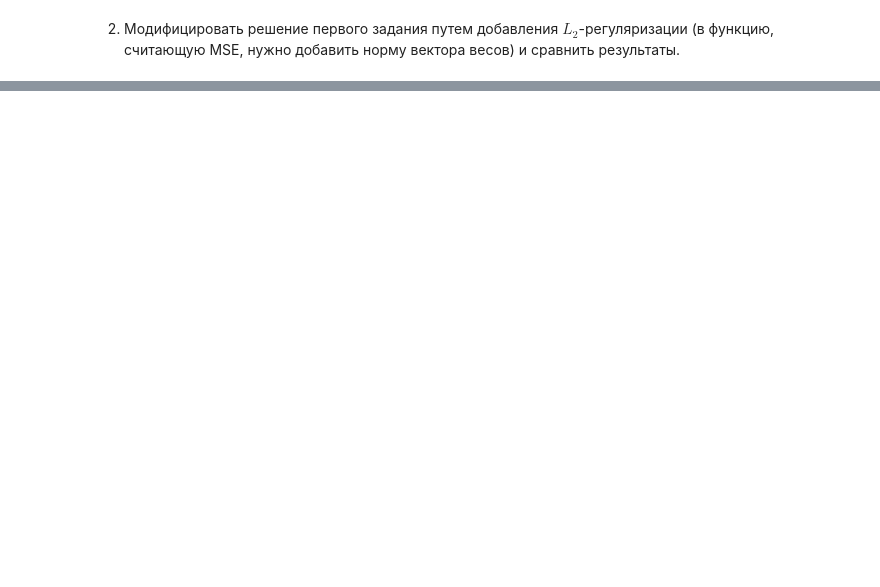
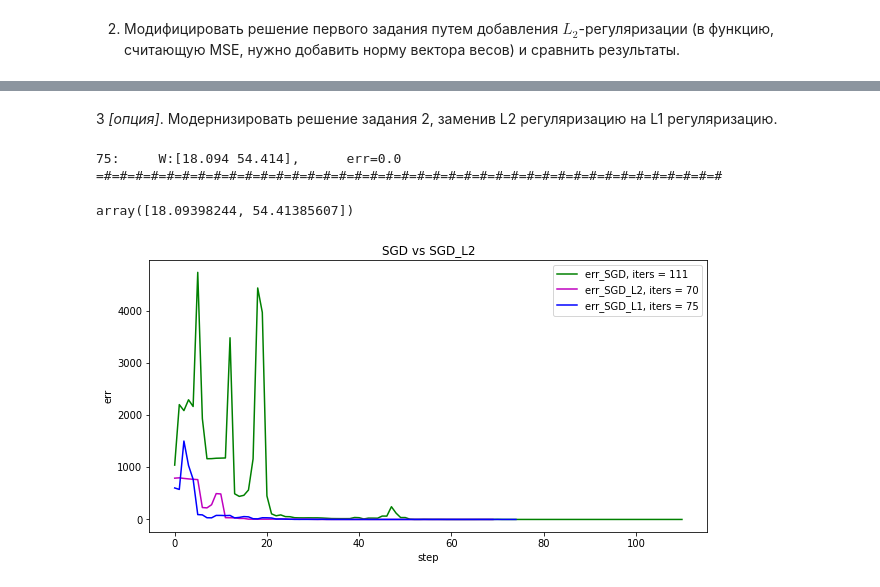
Before and after one commit to SVM71/Analyse_Data_Algorithms_04_08_2021, a Jupyter notebook: Lesson_2/Algo_Mitin_HW2.ipynb, the cells around one changed output, grey strips where cells are left out. Drawn from its saved outputs; the diff is of its cells as text; code cells hidden in the pictures; blank space fills up the shorter version.

Commit message:
На ветке Lesson_2 	изменено:      Lesson_2/Algo_Mitin_HW2.ipynb	- добавлена опция 3 из ДЗ

```diff
--- a/Lesson_2/Algo_Mitin_HW2.ipynb
+++ b/Lesson_2/Algo_Mitin_HW2.ipynb
@@ -198,0 +200,2 @@ plt.show()
+# %% [markdown]
+3 _[опция]_. Модернизировать решение задания 2, заменив L2 регуляризацию на L1 регуляризацию.
@@ -198,0 +229,26 @@ plt.show()
+# %%
+X_sgd_L1, y_sgd_L1 = X.copy(), y.copy() #make_regression(n_samples, n_features, random_state=rng)
+W_sgd_L1 = W_start.copy()
+err_SGD_L1 = []
+# X_sgd_L1, y_sgd_L1, W_sgd_L1
+# %%
+W_SGD_L1 = usr_Stochastic_Gradient_Descent_and_L1(X_sgd_L1, y_sgd_L1, W_sgd_L1, alpha = 2)
+print(20*'=#=#')
+y_SGD_L1_pred = np.dot(X_sgd_L1, W_SGD_L1)
+W_SGD_L1#, y_SGD_L1_pred
+# %% [output]
+75:     W:[18.094 54.414],      err=0.0
+=#=#=#=#=#=#=#=#=#=#=#=#=#=#=#=#=#=#=#=#=#=#=#=#=#=#=#=#=#=#=#=#=#=#=#=#=#=#=#=#
+array([18.09398244, 54.41385607])
+# %%
+plt.figure(figsize=(10, 5))
+plt.title('SGD vs SGD_L2')
+plt.xlabel(r'step')
+plt.ylabel(r'err')
+plt.plot(range(len(err_SGD)), err_SGD, 'g-', label = f'err_SGD, iters = {len(err_SGD)}')
+plt.plot(range(len(err_SGD_L2)), err_SGD_L2, 'm-', label = f'err_SGD_L2, iters = {len(err_SGD_L2)}')
+plt.plot(range(len(err_SGD_L1)), err_SGD_L1, 'b-', label = f'err_SGD_L1, iters = {len(err_SGD_L1)}')
+plt.legend(loc='best')
+plt.show()
+# %% [output]
+[figure, added]
```
Also changed, not shown: parts of 5 cells of this notebook.
